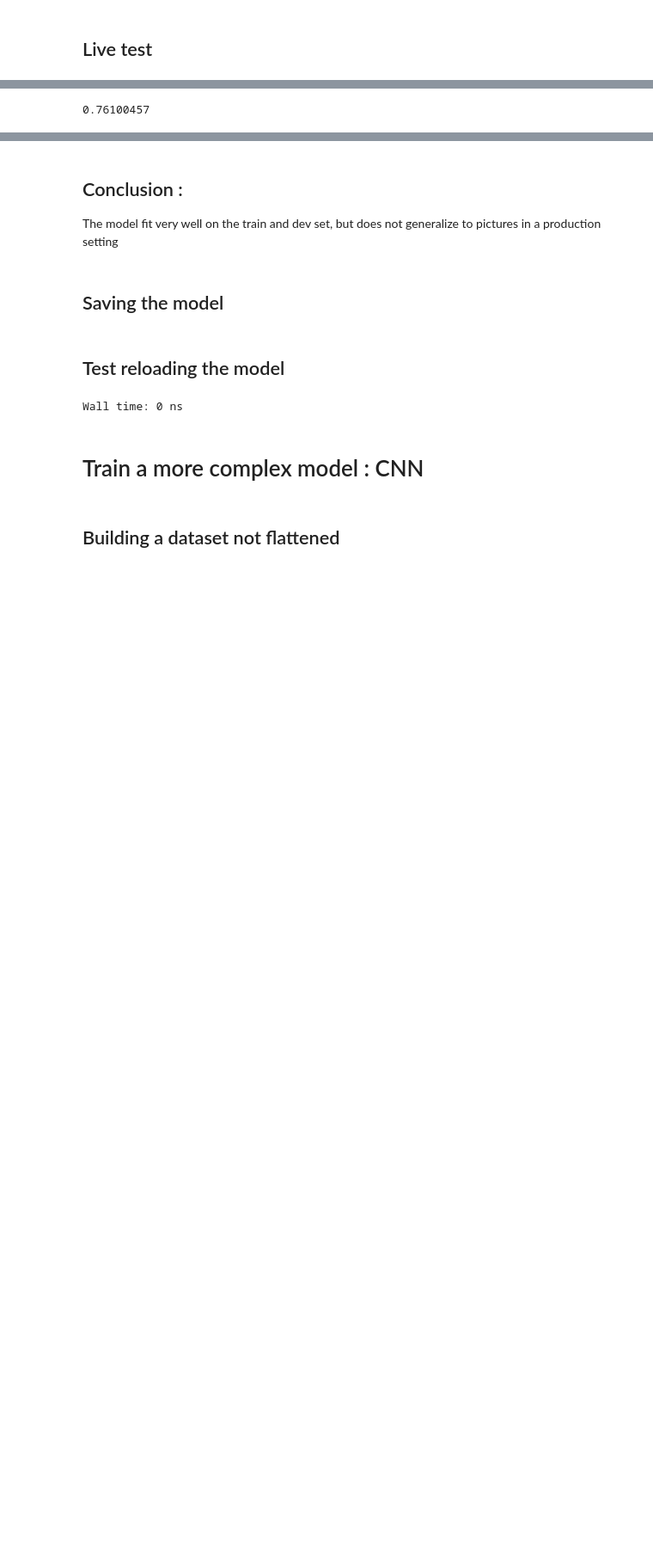
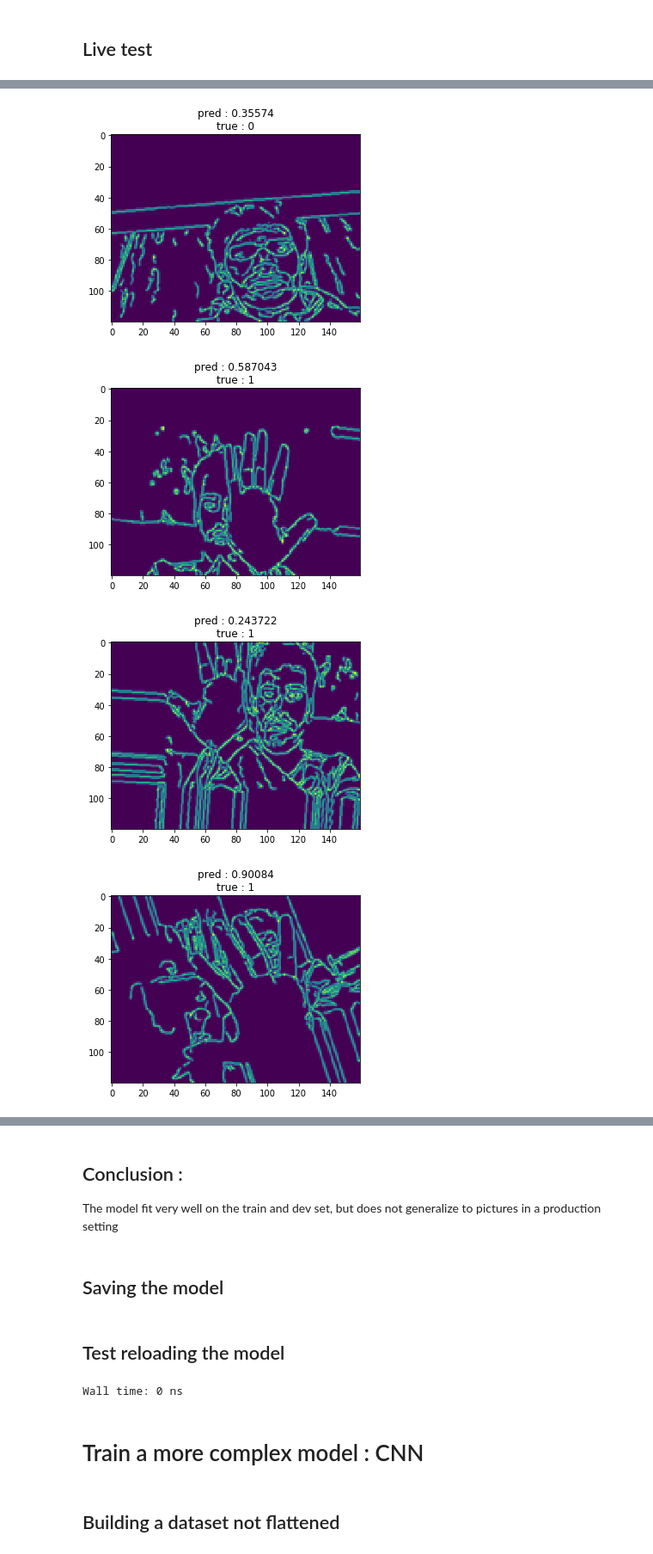
Before and after one commit to TheoLvs/computer-vision-control, a Jupyter notebook: development/Hand detection.ipynb, the cells around one changed output, grey strips where cells are left out. Shown: that part at 86% size. Saved outputs shown, nothing was run; the diff lists cells and outputs as text; code cells hidden in the pictures; blank space fills up the shorter version.

Commit message:
new preprocessing and live test batch

```diff
--- a/development/Hand detection.ipynb
+++ b/development/Hand detection.ipynb
@@ -51,8 +51,8 @@ img
 # %% [markdown]
 ## Building the dataset
 # %%
-hand_img = [CameraImage(file_path = file_path,tag = 1,check = True) for file_path in tqdm(hand_files,desc = "Loading hand images")]
-not_hand_img = [CameraImage(file_path = file_path,tag = 0,check = True) for file_path in tqdm(not_hand_files,desc = "Loading not hand images")]
+hand_img = [CameraImage(file_path = file_path,tag = 1,check = True,full = False) for file_path in tqdm(hand_files,desc = "Loading hand images")]
+not_hand_img = [CameraImage(file_path = file_path,tag = 0,check = True,full = False) for file_path in tqdm(not_hand_files,desc = "Loading not hand images")]
 all_img = hand_img + not_hand_img
 all_img = [img for img in all_img if img.ok]
 # %%
@@ -95,11 +95,15 @@ model.add(Dense(512,input_dim = X.shape[1],activation = "relu"))
 model.add(Dropout(0.75))
 model.add(Dense(512,activation = "relu"))
 model.add(Dropout(0.75))
+model.add(Dense(512,activation = "relu"))
+model.add(Dropout(0.75))
 model.add(Dense(256,activation = "relu"))
-model.add(Dropout(0.75))
+model.add(Dropout(0.25))
+model.add(Dense(256,activation = "relu"))
+model.add(Dropout(0.25))
 model.add(Dense(1,activation = "sigmoid"))
-optimizer = Adam(lr=0.02)
-model.compile(optimizer="adam",loss='binary_crossentropy',metrics=['accuracy'])
+optimizer = Adam(lr=0.002)
+model.compile(optimizer=optimizer,loss='binary_crossentropy',metrics=['accuracy'])
 # %%
 from sklearn.model_selection import train_test_split
 # %%
@@ -132,4 +141,17 @@ test
-# %%
-test.predict(model)
-# %% [output]
-0.76100457
+# %%
+selection = np.random.randint(1,1000,10)
+# %%
+for i in selection:
+    x = X_test[i]
+    y = y_test[i][0]
+
+
+    pred = model.predict(np.expand_dims(x,axis = 0))[0][0]
+    plt.imshow(x.reshape((120,160)))
+    plt.title("pred : {0:3g}\ntrue : {1}".format(pred,y))
+    plt.show()
+# %% [output]
+[figure, added]
+[figure, added]
+[figure, added]
+[figure, added]
```
Also changed, not shown: parts of 11 cells of this notebook, 3 other files.
